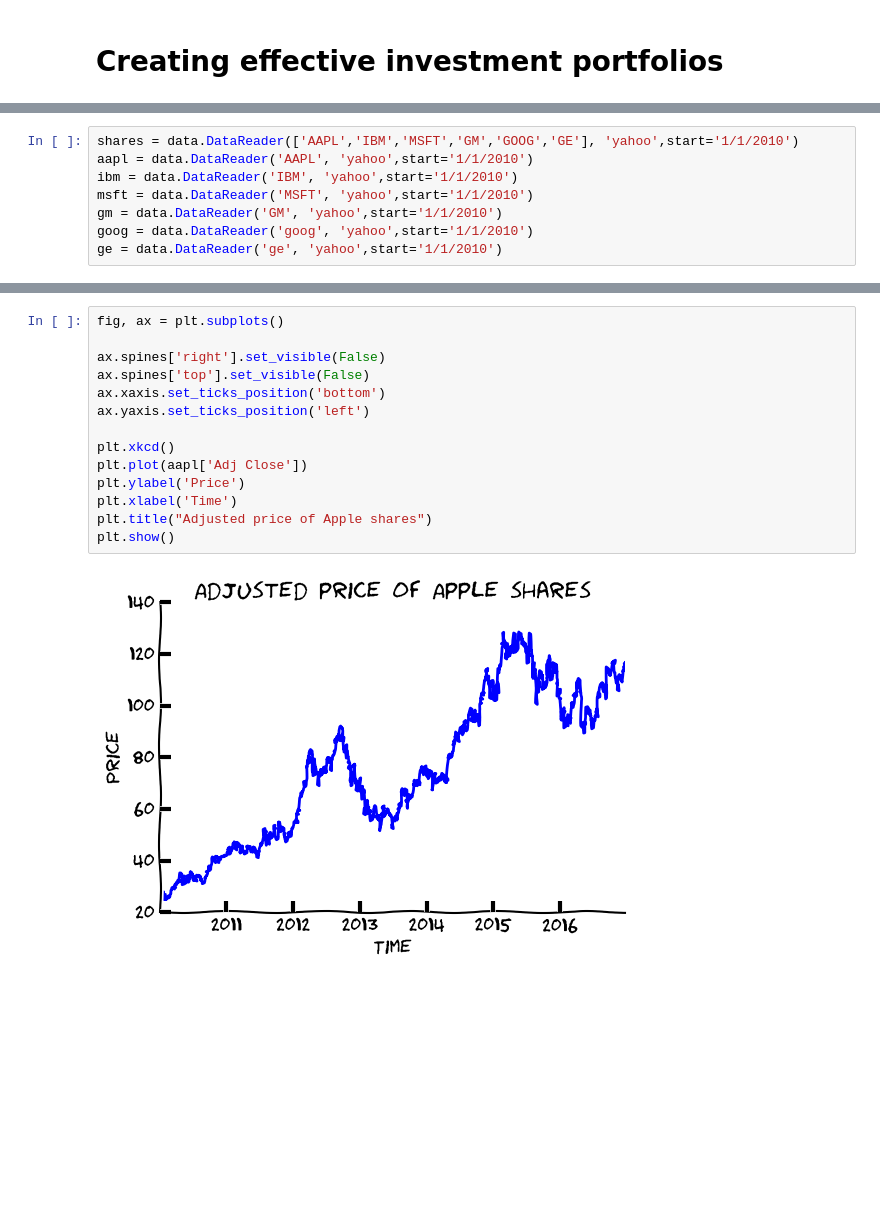
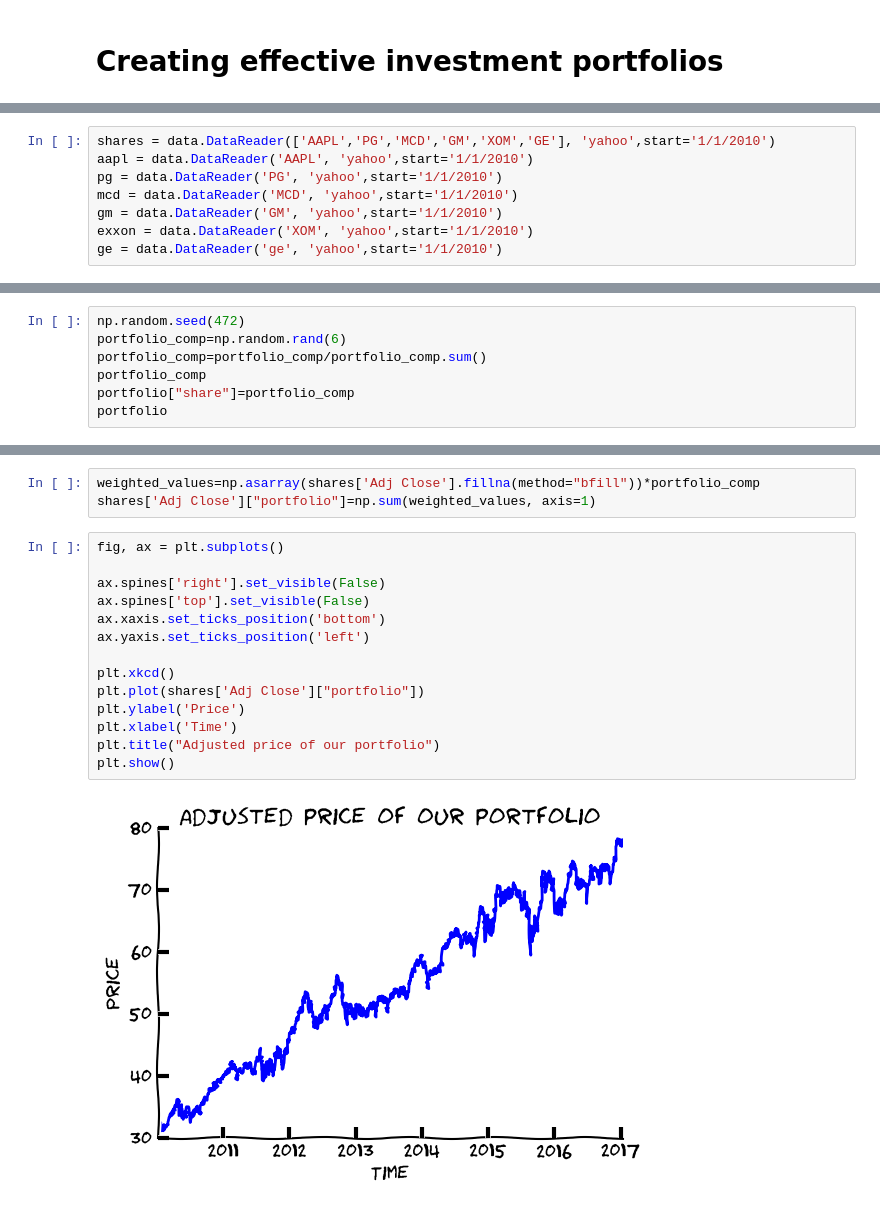
Before and after one commit to vtisza/portfolinfo, a Jupyter notebook: portfolio_returns.ipynb, the cells around one changed output, grey strips where cells are left out. Drawn from its saved outputs; the diff is of its cells as text; blank space fills up the shorter version.

```diff
--- a/portfolio_returns.ipynb
+++ b/portfolio_returns.ipynb
@@ -13,10 +25,10 @@ import portfolioopt
 from math import sqrt
 import matplotlib.pyplot as plt
 # %%
-shares = data.DataReader(['AAPL','IBM','MSFT','GM','GOOG','GE'], 'yahoo',start='1/1/2010')
+shares = data.DataReader(['AAPL','PG','MCD','GM','XOM','GE'], 'yahoo',start='1/1/2010')
 aapl = data.DataReader('AAPL', 'yahoo',start='1/1/2010')
-ibm = data.DataReader('IBM', 'yahoo',start='1/1/2010')
-msft = data.DataReader('MSFT', 'yahoo',start='1/1/2010')
+pg = data.DataReader('PG', 'yahoo',start='1/1/2010')
+mcd = data.DataReader('MCD', 'yahoo',start='1/1/2010')
 gm = data.DataReader('GM', 'yahoo',start='1/1/2010')
-goog = data.DataReader('goog', 'yahoo',start='1/1/2010')
+exxon = data.DataReader('XOM', 'yahoo',start='1/1/2010')
 ge = data.DataReader('ge', 'yahoo',start='1/1/2010')
@@ -69,0 +87,7 @@ portfolio.plot()
+# %%
+np.random.seed(472)
+portfolio_comp=np.random.rand(6)
+portfolio_comp=portfolio_comp/portfolio_comp.sum()
+portfolio_comp
+portfolio["share"]=portfolio_comp
+portfolio
@@ -89,19 +159,22 @@ plt.show()
+# %%
+weighted_values=np.asarray(shares['Adj Close'].fillna(method="bfill"))*portfolio_comp
+shares['Adj Close']["portfolio"]=np.sum(weighted_values, axis=1)
 # %%
 fig, ax = plt.subplots()
 
 ax.spines['right'].set_visible(False)
 ax.spines['top'].set_visible(False)
 ax.xaxis.set_ticks_position('bottom')
 ax.yaxis.set_ticks_position('left')
 
 plt.xkcd()
-plt.plot(aapl['Adj Close'])
+plt.plot(shares['Adj Close']["portfolio"])
 plt.ylabel('Price')
 plt.xlabel('Time')
-plt.title("Adjusted price of Apple shares")
+plt.title("Adjusted price of our portfolio")
 plt.show()
 # %% [output]
-[figure, old version]
+[figure, new version]
 # %%
 fig, ax = plt.subplots()
 
```
Also changed, not shown: parts of 42 cells of this notebook.
